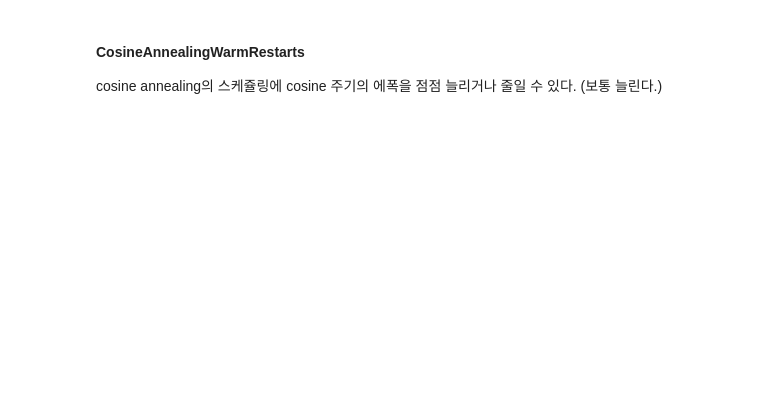
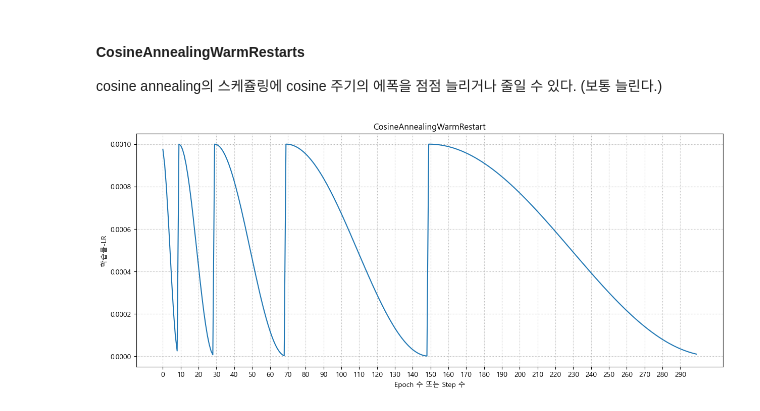
Before and after one commit to kgmyhGit/SKN06, a Jupyter notebook: 09_deeplearning_pytorch/08_2_딥러닝모델_성능개선_예제.ipynb, the cells around one changed output. Saved outputs shown, nothing was run; the diff lists cells and outputs as text; code cells hidden in the pictures; blank space fills up the shorter version.

```diff
--- a/09_deeplearning_pytorch/08_2_딥러닝모델_성능개선_예제.ipynb
+++ b/09_deeplearning_pytorch/08_2_딥러닝모델_성능개선_예제.ipynb
@@ -706,3 +780,24 @@ cosine 그래프를 그리면서 learning rate를 변경 하는 방식.
 #### CosineAnnealingWarmRestarts
 
 cosine annealing의 스케쥴링에 cosine 주기의 에폭을 점점 늘리거나 줄일 수 있다. (보통 늘린다.)
+# %%
+optim = torch.optim.Adam(bn_model.parameters(), lr=0.001)
+cawr_lr_scheduler = torch.optim.lr_scheduler.CosineAnnealingWarmRestarts(
+    optim,
+    T_0=10,  # 변화주기 (epoch/step)
+    T_mult=2, # 새로운 T_0 = 현재 T_0 * T_mult (한주기 끝나면 새로운 주기를 계산.)
+    eta_min=1e-6, # 주기 최대lr: 초기값, 주기 최소 lr: eta_min
+)
+# %%
+lr_list3 = []
+for epoch in range(epochs):
+    for _ in range(step_size):
+        # 학습.....
+        optim.step()
+        optim.zero_grad()
+    cawr_lr_scheduler.step() # lr 업데이트. 단위: epoch
+    lr_list3.append(cawr_lr_scheduler.get_last_lr()[0])
+# %%
+plot_lr("CosineAnnealingWarmRestart", lr_list3)
+# %% [output]
+[figure, added]
```
Also changed, not shown: parts of 10 cells of this notebook, 1 other file.
